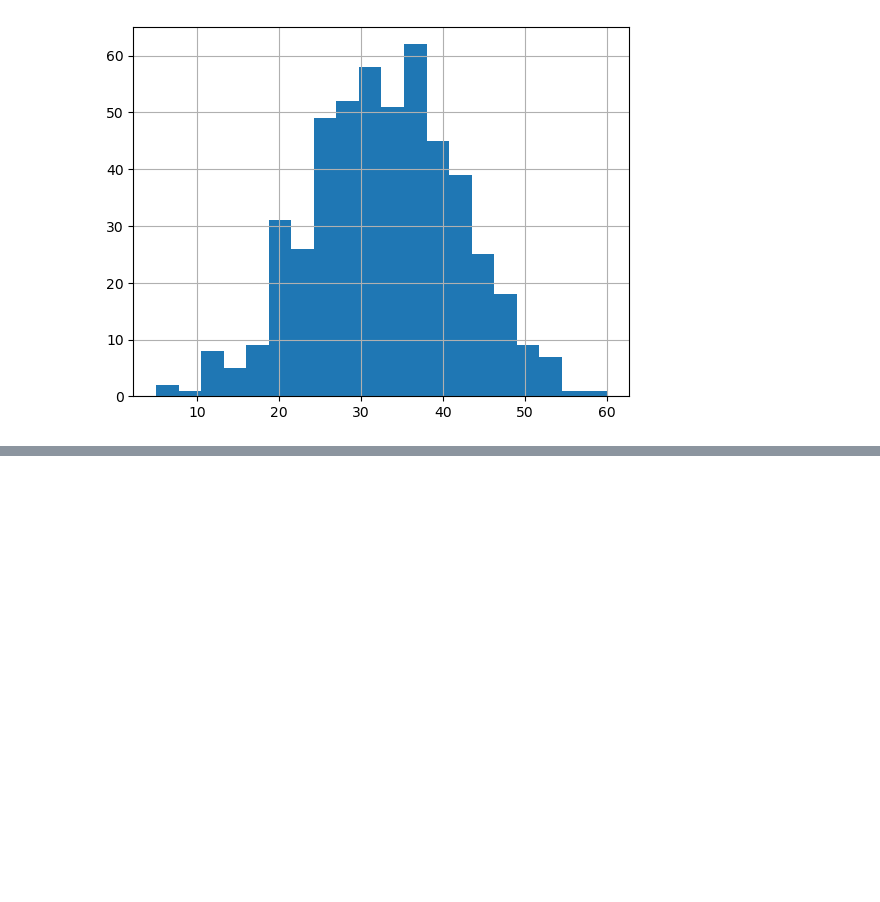
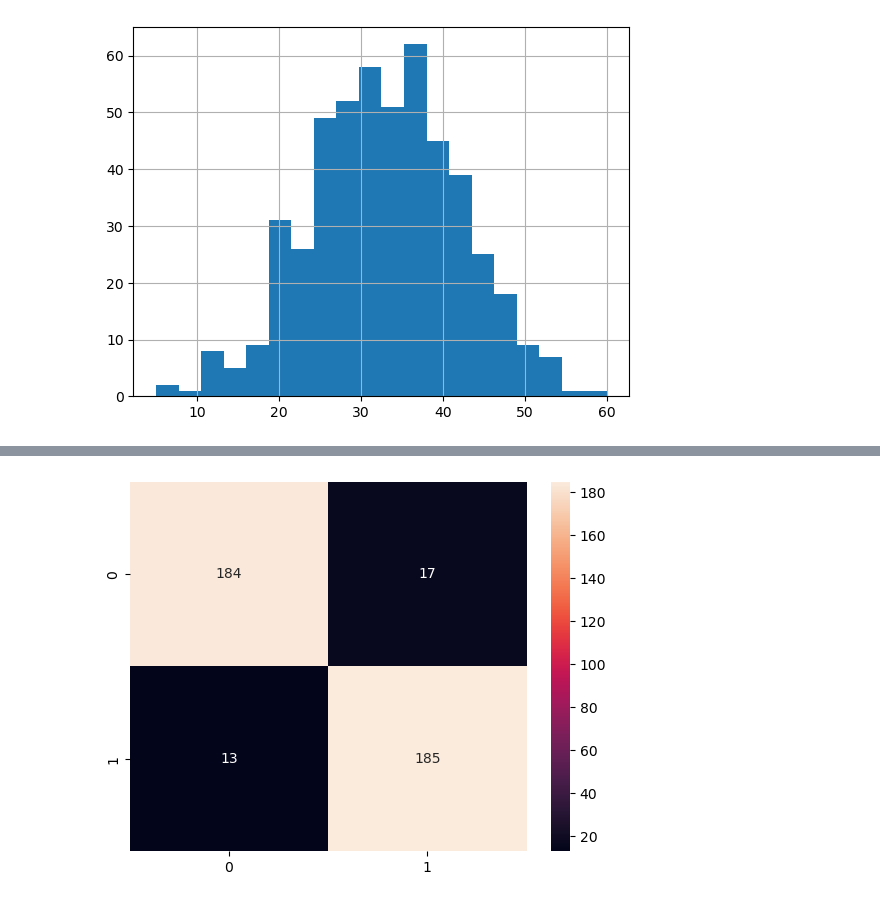
Before and after one commit to AlvaroBishop/CustomerClicksPrediction, a Jupyter notebook: CustomerClicksPrediction.ipynb, the cells around one changed output, grey strips where cells are left out. Cells and saved outputs as stored; diff of their text form; code cells hidden in the pictures; blank space fills up the shorter version.

Commit message:
train the model

```diff
--- a/CustomerClicksPrediction.ipynb
+++ b/CustomerClicksPrediction.ipynb
@@ -57,0 +92,4 @@ plt.show()
+# %%
+from sklearn.preprocessing import StandardScaler
+sc = StandardScaler()
+X = sc.fit_transform(X)
@@ -57,0 +98,7 @@ plt.show()
+# %%
+from sklearn.model_selection import train_test_split
+X_train, X_test, y_train, y_test = train_test_split(X, y, test_size=0.2, random_state=0)
+# %%
+from sklearn.linear_model import LogisticRegression
+classifier = LogisticRegression(random_state=0)
+classifier.fit(X_train, y_train)
@@ -57,0 +107,3 @@ plt.show()
+# %%
+y_predict_train = classifier.predict(X_train)
+y_predict_train
@@ -57,0 +130,7 @@ plt.show()
+# %%
+from sklearn.metrics import classification_report, confusion_matrix
+cm = confusion_matrix(y_train, y_predict_train)
+sns.heatmap(cm, annot = True, fmt = 'd')
+plt.show()
+# %% [output]
+[figure, added]
```
Also changed, not shown: parts of 10 cells of this notebook, 1 other file.
